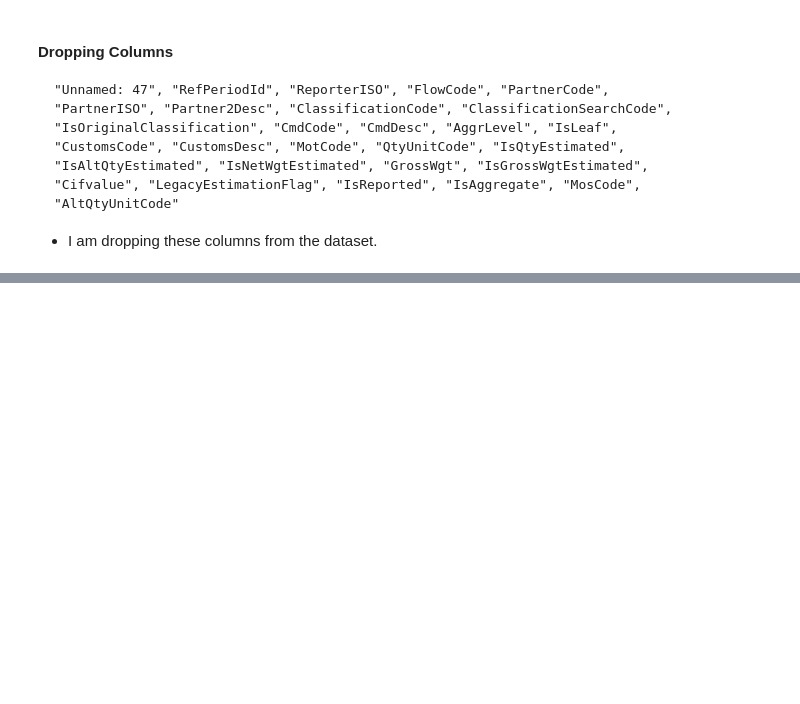
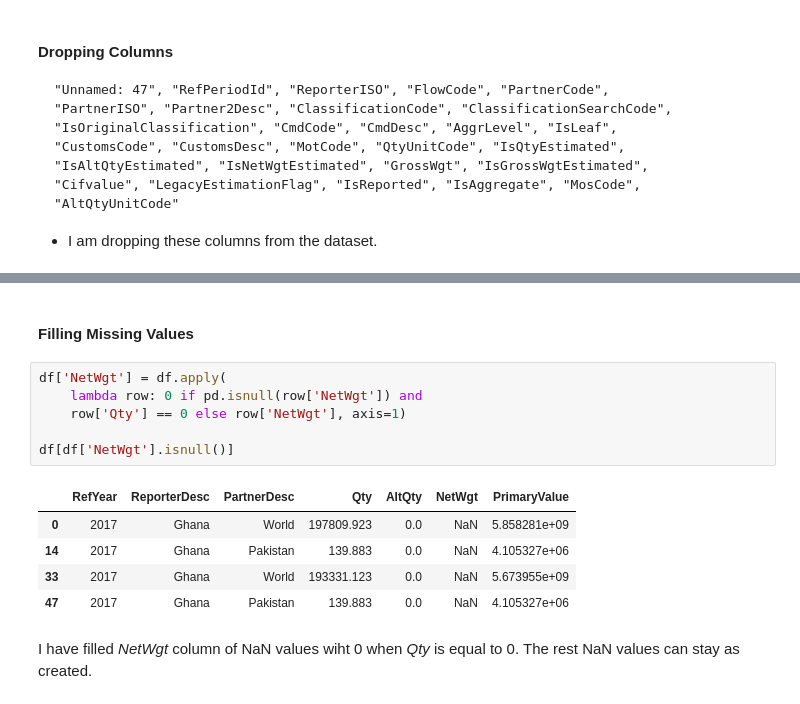
Before and after one commit to MrEktirir/Gold_Trade, a Jupyter notebook: Ghana_Nigeria_Gold_Trade_Analysis.ipynb, the cells around one changed output, grey strips where cells are left out. Drawn from its saved outputs; the diff is of its cells as text; blank space fills up the shorter version.

```diff
--- a/Ghana_Nigeria_Gold_Trade_Analysis.ipynb
+++ b/Ghana_Nigeria_Gold_Trade_Analysis.ipynb
@@ -372,0 +404,16 @@ df.head()
+# %% [markdown]
+#### Filling Missing Values
+# %%
+df['NetWgt'] = df.apply(
+    lambda row: 0 if pd.isnull(row['NetWgt']) and
+    row['Qty'] == 0 else row['NetWgt'], axis=1)
+
+df[df['NetWgt'].isnull()]
+# %% [output]
+|  | RefYear | ReporterDesc | PartnerDesc | Qty | AltQty | NetWgt | PrimaryValue |
+| 0 | 2017 | Ghana | World | 197809.923 | 0.0 | NaN | 5.858281e+09 |
+| 14 | 2017 | Ghana | Pakistan | 139.883 | 0.0 | NaN | 4.105327e+06 |
+| 33 | 2017 | Ghana | World | 193331.123 | 0.0 | NaN | 5.673955e+09 |
+| 47 | 2017 | Ghana | Pakistan | 139.883 | 0.0 | NaN | 4.105327e+06 |
+# %% [markdown]
+I have filled *NetWgt* column of NaN values wiht 0 when *Qty* is equal to 0. The rest NaN values can stay as created.
```
Also changed, not shown: parts of 5 cells of this notebook.
